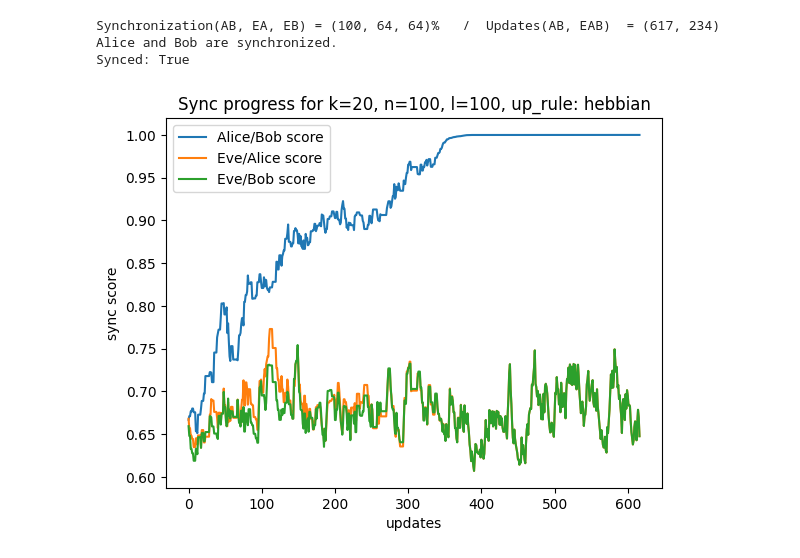
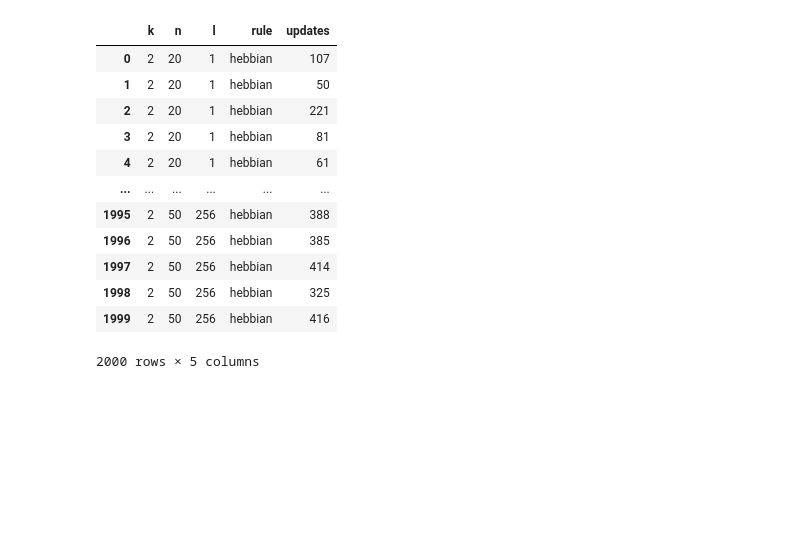
Before and after one commit to xsalonx/parity-machines-MKwAD, a Jupyter notebook: test.ipynb, the cells around one changed output. Cells and saved outputs as stored; diff of their text form; code cells hidden in the pictures; blank space fills up the shorter version.

```diff
--- a/test.ipynb
+++ b/test.ipynb
@@ -65,6 +67,7 @@ def test_sync(k, n, l, update_rule='hebbian', echo=False, max_time=float('inf'))
 		if eve_scores[-1][0] == 1:
 			print('Eve is also synchornized !!!')
 	return {'synced': (A.W == B.W).all(),
+	 		'e-synced': (A.W == B.W).all() and (B.W == E.W).all(),
 	  		'time': time_taken,
 	    	'updates': updates,
 		  	'eve_updates': eve_updates,
@@ -87,14 +90,10 @@ def plot_res(res):
     plt.xlabel('updates')
     plt.ylabel('sync score')
     plt.legend(['Alice/Bob score', 'Eve/Alice score', 'Eve/Bob score'])
-    plt.title(f"Sync progress for k={res['k']}, n={res['n']}, l={res['l']}, up_rule: {res['update_rule']}")
+    plt.title(f"Sync progress for k={res['k']}, n={res['n']}, l={res['l']}, up_rule: {res['update_rule']}\n" + \
+	      f"AB synced: {res['synced']}, ABE synced: {res['e-synced']}")
     print('Synced: ' + str(res['synced']))
 # %%
-update_rules = ['hebbian', 'anti_hebbian', 'random_walk']
-res = test_sync(k=20, n=100, l=100, update_rule=update_rules[0], echo=True, max_time=55)
-plot_res(res)
+# update_rules = ['hebbian', 'anti_hebbian', 'random_walk']
+# res = test_sync(k=2, n=10, l=2, update_rule=update_rules[0], echo=True, max_time=55)
+# plot_res(res)
-# %% [output]
-Synchronization(AB, EA, EB) = (100, 64, 64)%   /  Updates(AB, EAB)  = (617, 234)
-Alice and Bob are synchronized.
-Synced: True
-[figure, removed]
@@ -100,0 +129,17 @@ Synced: True
+# %%
+df = pd.DataFrame.from_dict(rows)
+df.loc[df['rule'] == 'hebbian']
+# %% [output]
+|  | k | n | l | rule | updates |
+| 0 | 2 | 20 | 1 | hebbian | 107 |
+| 1 | 2 | 20 | 1 | hebbian | 50 |
+| 2 | 2 | 20 | 1 | hebbian | 221 |
+| 3 | 2 | 20 | 1 | hebbian | 81 |
+| 4 | 2 | 20 | 1 | hebbian | 61 |
+| ... | ... | ... | ... | ... | ... |
+| 1995 | 2 | 50 | 256 | hebbian | 388 |
+| 1996 | 2 | 50 | 256 | hebbian | 385 |
+| 1997 | 2 | 50 | 256 | hebbian | 414 |
+| 1998 | 2 | 50 | 256 | hebbian | 325 |
+| 1999 | 2 | 50 | 256 | hebbian | 416 |
+2000 rows × 5 columns
```
Also changed, not shown: parts of 7 cells of this notebook.
